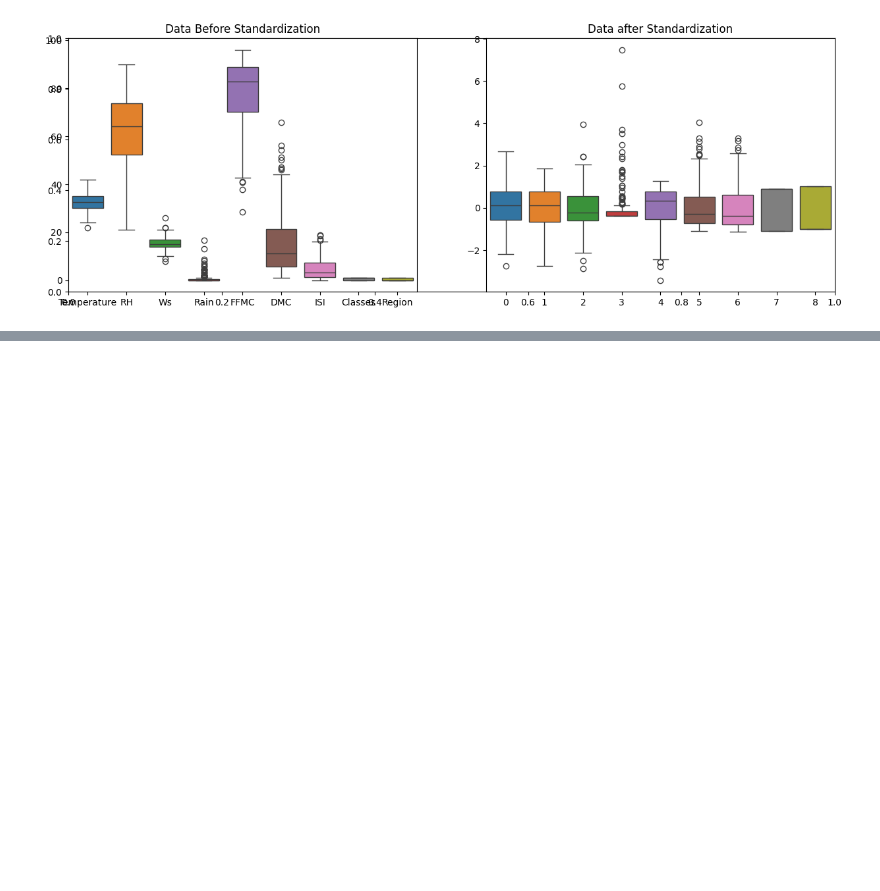
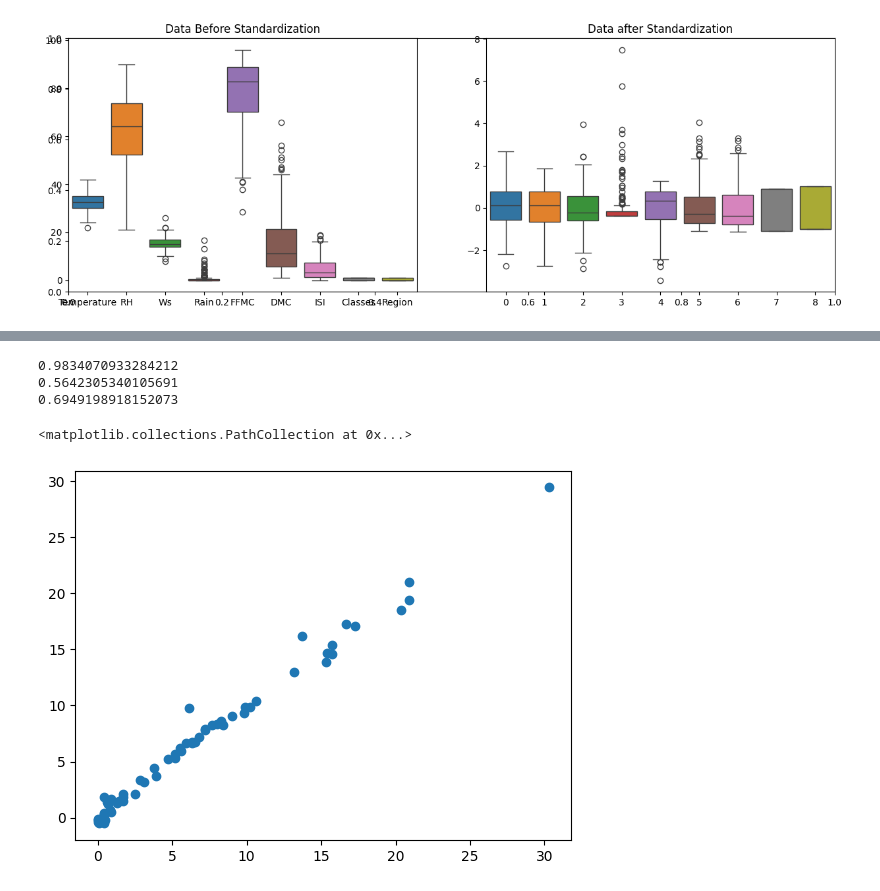
Before and after one commit to Shreyans3700/ML_Basics, a Jupyter notebook: RidgeAndLassoRegression/Codes/feature_selection.ipynb, the cells around one changed output, grey strips where cells are left out. Drawn from its saved outputs; the diff is of its cells as text; code cells hidden in the pictures; blank space fills up the shorter version.

```diff
--- a/RidgeAndLassoRegression/Codes/feature_selection.ipynb
+++ b/RidgeAndLassoRegression/Codes/feature_selection.ipynb
@@ -156,0 +189,14 @@ Text(0.5, 1.0, 'Data after Standardization')
+# %%
+ridge_reg = Ridge()
+ridge_reg.fit(X_train_norm, y_train)
+y_pred = ridge_reg.predict(X_test_norm)
+print(r2_score(y_pred, y_test))
+print(mean_absolute_error(y_pred, y_test))
+print(mean_squared_error(y_pred, y_test))
+plt.scatter(y_test, y_pred)
+# %% [output]
+0.9834070933284212
+0.5642305340105691
+0.6949198918152073
+<matplotlib.collections.PathCollection at 0x...>
+[figure, added]
```
Also changed, not shown: parts of 5 cells of this notebook.
